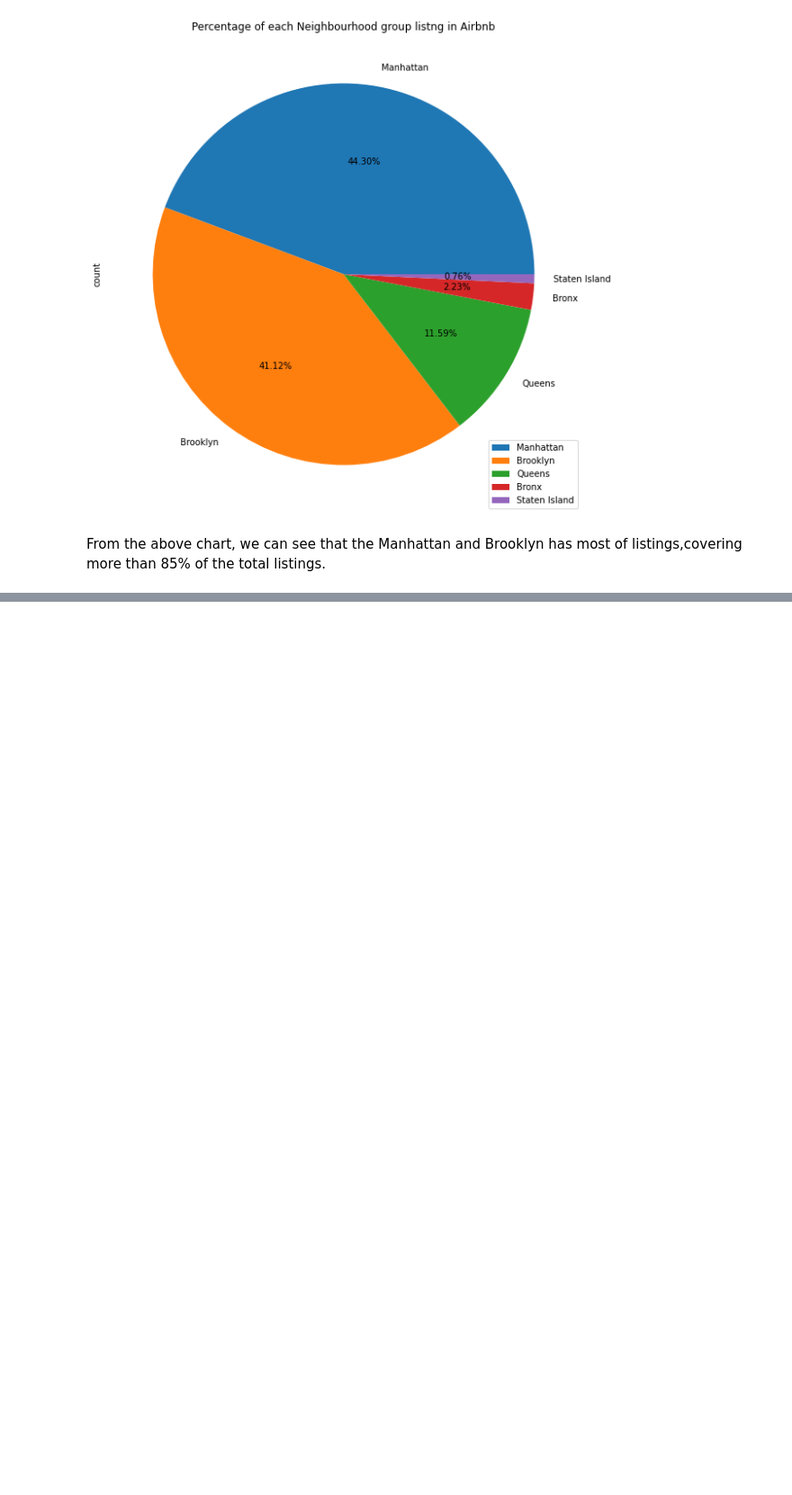
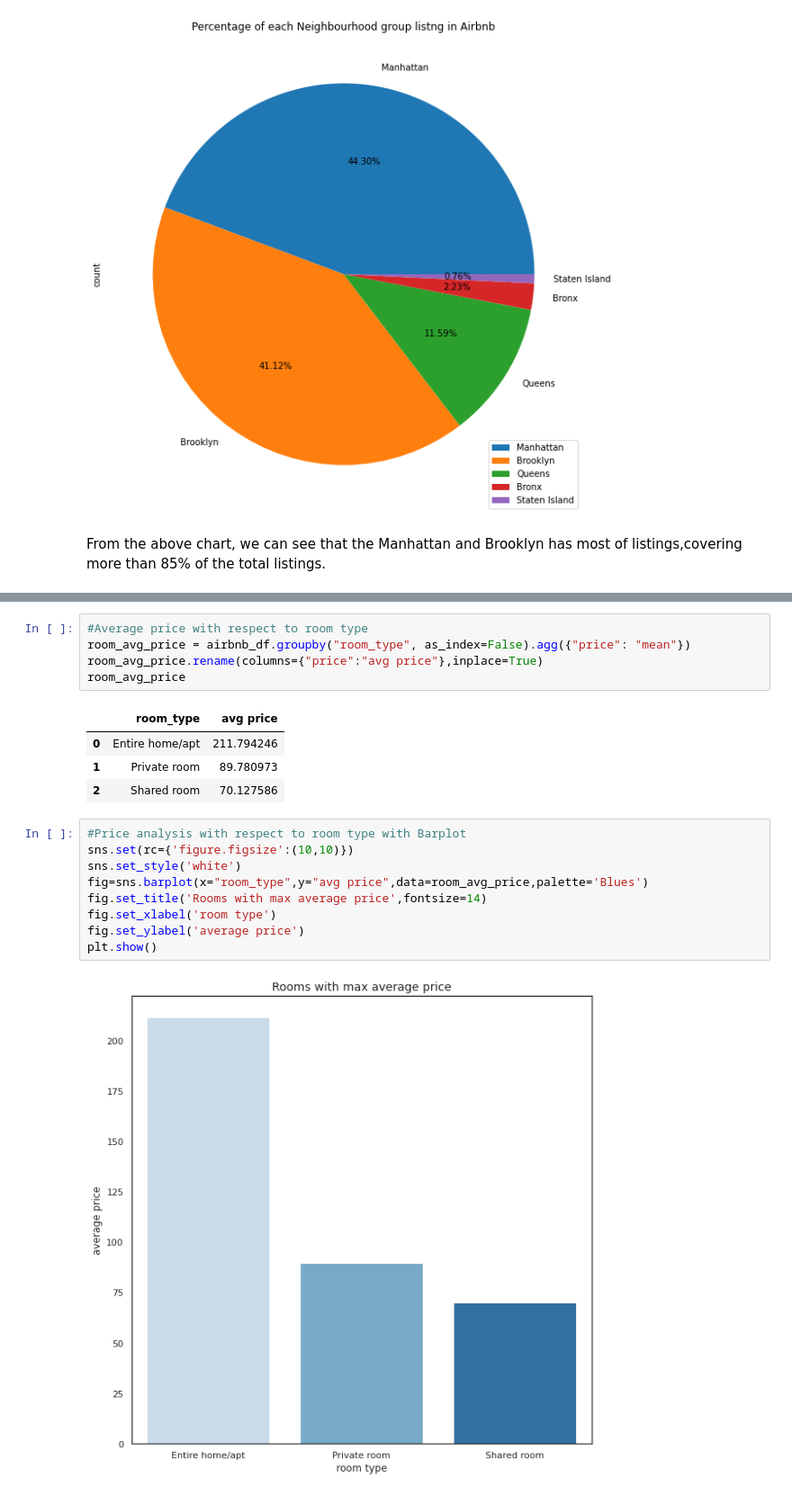
Before and after one commit to ShabuddinDhafedar/Airbnb-Bookings-Analysis, a Jupyter notebook: Airbnb_Bookings_Analysis_Capstone_Project(shabuddin).ipynb, the cells around one changed output, grey strips where cells are left out. Shown at 90% size. Saved outputs shown, nothing was run; the diff lists cells and outputs as text; blank space fills up the shorter version.

```diff
--- a/Airbnb_Bookings_Analysis_Capstone_Project(shabuddin).ipynb
+++ b/Airbnb_Bookings_Analysis_Capstone_Project(shabuddin).ipynb
@@ -260,0 +327,21 @@ From the above chart, we can see that the Manhattan and Brooklyn has most of lis
+# %%
+#Average price with respect to room type
+room_avg_price = airbnb_df.groupby("room_type", as_index=False).agg({"price": "mean"})
+room_avg_price.rename(columns={"price":"avg price"},inplace=True)
+room_avg_price
+# %% [output]
+|  | room_type | avg price |
+| 0 | Entire home/apt | 211.794246 |
+| 1 | Private room | 89.780973 |
+| 2 | Shared room | 70.127586 |
+# %%
+#Price analysis with respect to room type with Barplot
+sns.set(rc={'figure.figsize':(10,10)})
+sns.set_style('white')
+fig=sns.barplot(x="room_type",y="avg price",data=room_avg_price,palette='Blues')
+fig.set_title('Rooms with max average price',fontsize=14)
+fig.set_xlabel('room type')
+fig.set_ylabel('average price')
+plt.show()
+# %% [output]
+[figure, added]
```
Also changed, not shown: parts of 17 cells of this notebook.
